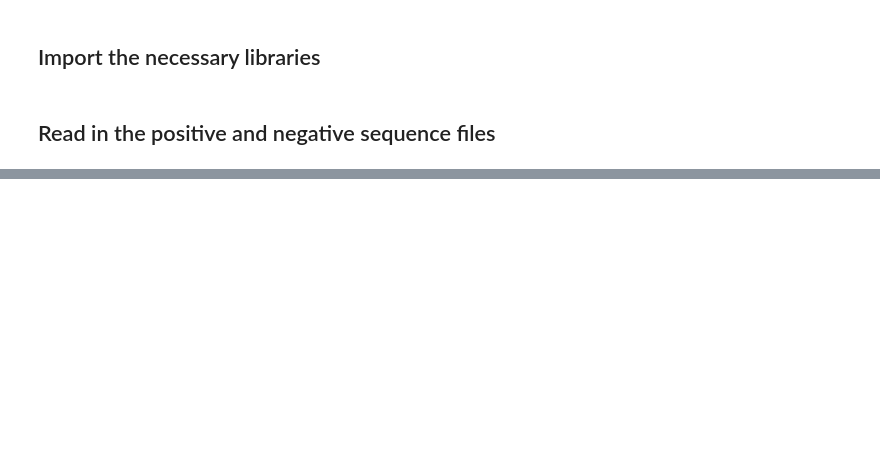
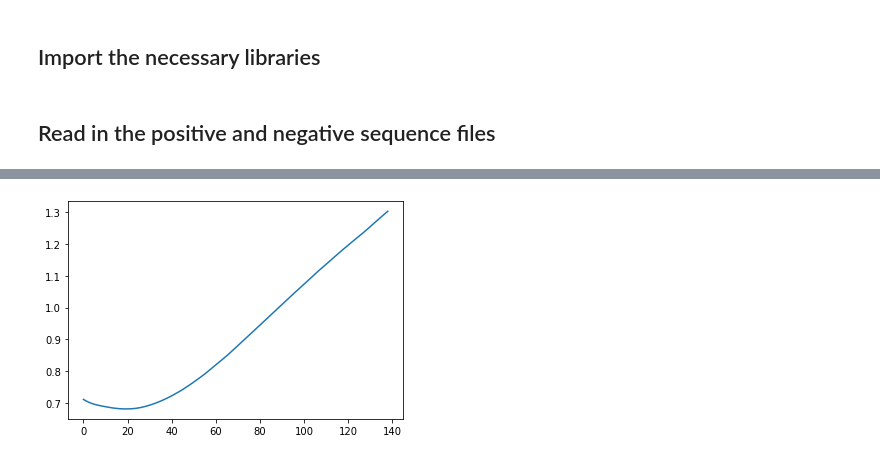
Before and after one commit to seba2550/project7, a Jupyter notebook: TF Classifier.ipynb, the cells around one changed output, grey strips where cells are left out. Saved outputs shown, nothing was run; the diff lists cells and outputs as text; code cells hidden in the pictures; blank space fills up the shorter version.

```diff
--- a/TF Classifier.ipynb
+++ b/TF Classifier.ipynb
@@ -98,0 +106,5 @@ Forwaaaaaaaard
+# %%
+plt.plot(val_loss)
+plt.show()
+# %% [output]
+[figure, added]
```
Also changed, not shown: parts of 20 cells of this notebook, 3 other files.
